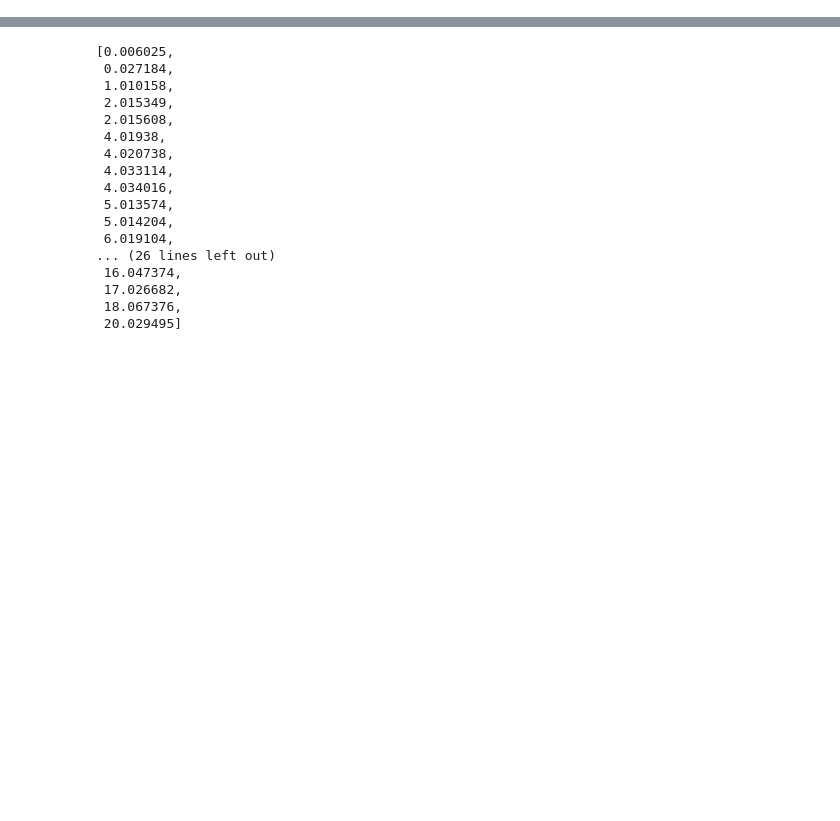
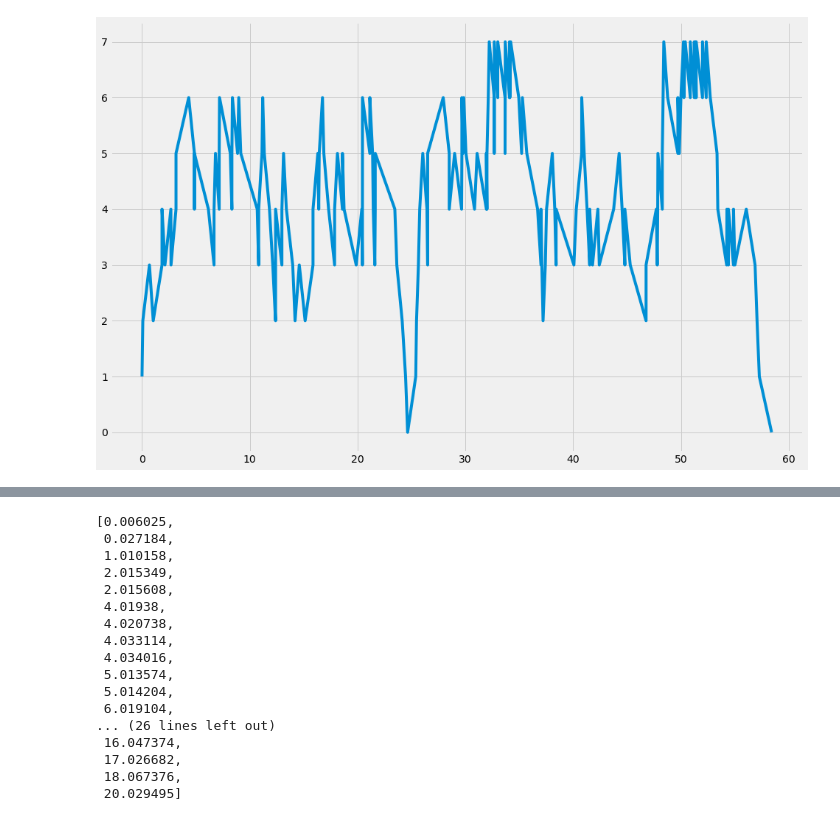
Before and after one commit to Gituser143/YACS, a Jupyter notebook: YACS/src/graphs.ipynb, the cells around one changed output, grey strips where cells are left out. Cells and saved outputs as stored; diff of their text form; code cells hidden in the pictures; blank space fills up the shorter version.

```diff
--- a/YACS/src/graphs.ipynb
+++ b/YACS/src/graphs.ipynb
@@ -133,3 +132,9 @@ plt.show()
+# %%
+plt.figure(figsize=(15, 10))
+plt.plot(x, y)
+plt.show()
+# %% [output]
+[figure, added]
 # %%
 x_bar = [i for i in range(len(x))]
 y_bar = y
```
Also changed, not shown: parts of 7 cells of this notebook.
